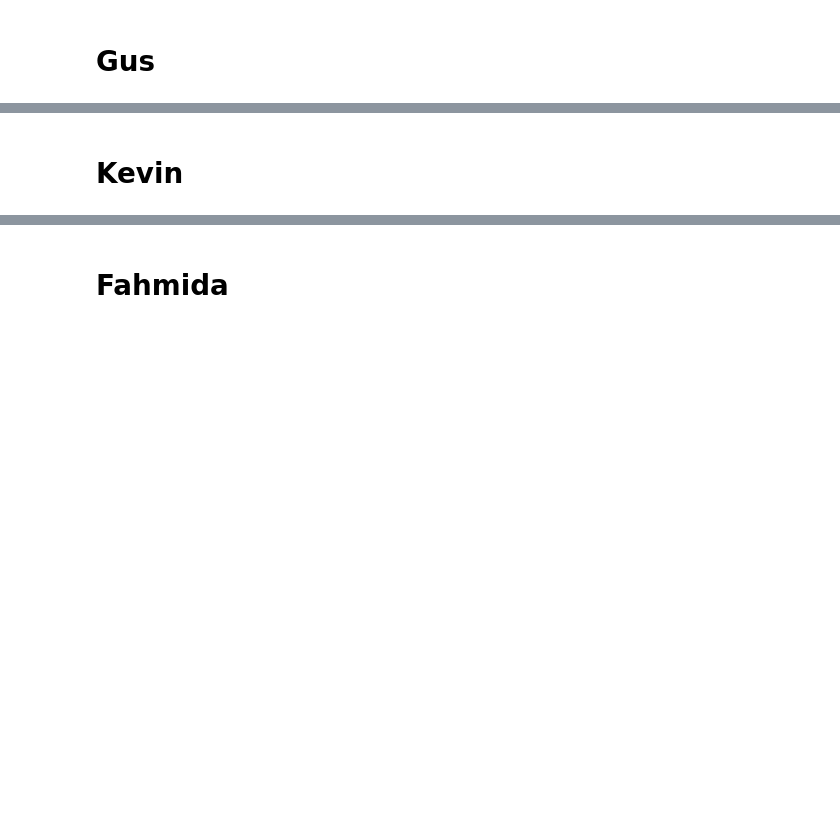
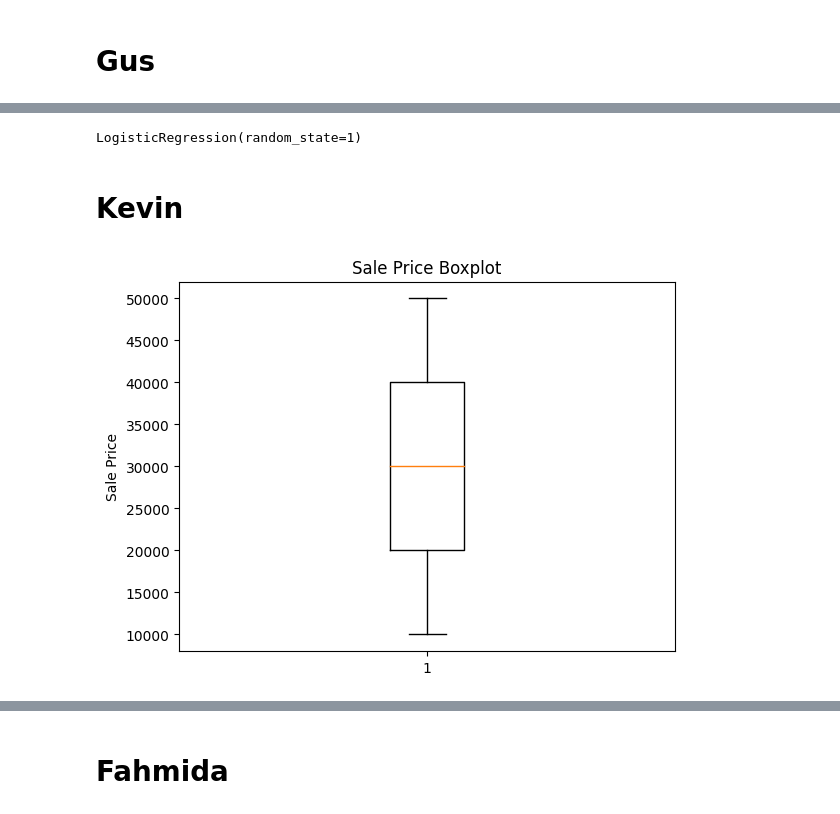
Before and after one commit to KevinMosweu/USED-CAR-PRICE-PREDICTION_MACHINE-LEARNING, a Jupyter notebook: car_sales.ipynb, the cells around one changed output, grey strips where cells are left out. Saved outputs shown, nothing was run; the diff lists cells and outputs as text; code cells hidden in the pictures; blank space fills up the shorter version.

```diff
--- a/car_sales.ipynb
+++ b/car_sales.ipynb
@@ -225,0 +239,4 @@ The default value of numeric_only in DataFrame.corr is deprecated. In a future v
+# %%
+# Drop the non-beneficial columns.
+car_sales_pandas = car_sales_pandas.drop(['Salesperson','Customer Name','Car Make','Date'], axis=1)
+car_sales_pandas.head()
@@ -226,2 +265,32 @@ The default value of numeric_only in DataFrame.corr is deprecated. In a future v
+# %%
+# Import the LogisticRegression module from SKLearn
+from sklearn.linear_model import LogisticRegression
+
+# Instantiate the Logistic Regression model
+# Assign a random_state parameter of 1 to the model
+model = LogisticRegression(random_state=1)
+
+# Fit the model using training data
+model.fit(X_train, y_train)
+# %% [output]
+LogisticRegression(random_state=1)
 # %% [markdown]
 # Kevin
+# %%
+# Dependencies
+import numpy as np
+import matplotlib.pyplot as plt
+
+# Creating function to produce boxplots
+def boxplot(column_name):
+  values = car_sales_pandas[column_name].tolist()
+  fig1, ax1 = plt.subplots()
+  ax1.set_title(column_name + ' Boxplot')
+  ax1.set_ylabel(column_name)
+  ax1.boxplot(values)
+  plt.show()
+# %%
+# Sale Price boxplot
+boxplot('Sale Price')
+# %% [output]
+[figure, added]
```
Also changed, not shown: parts of 12 cells of this notebook.
